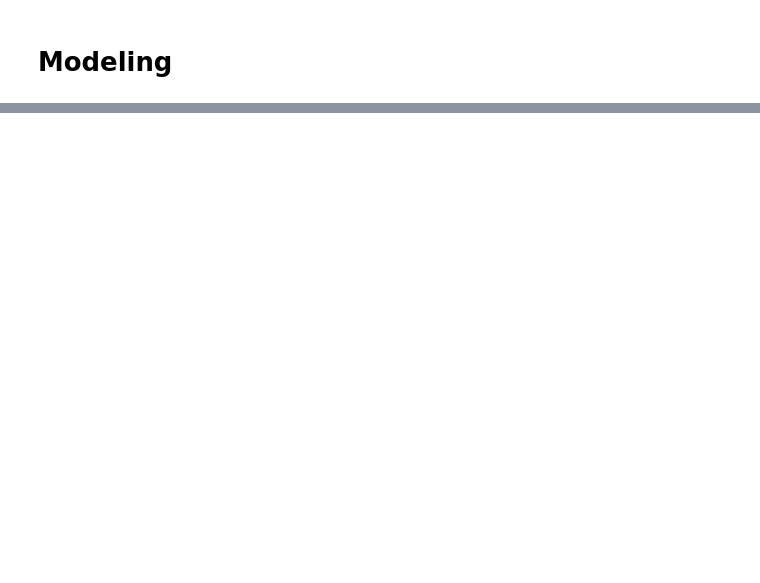
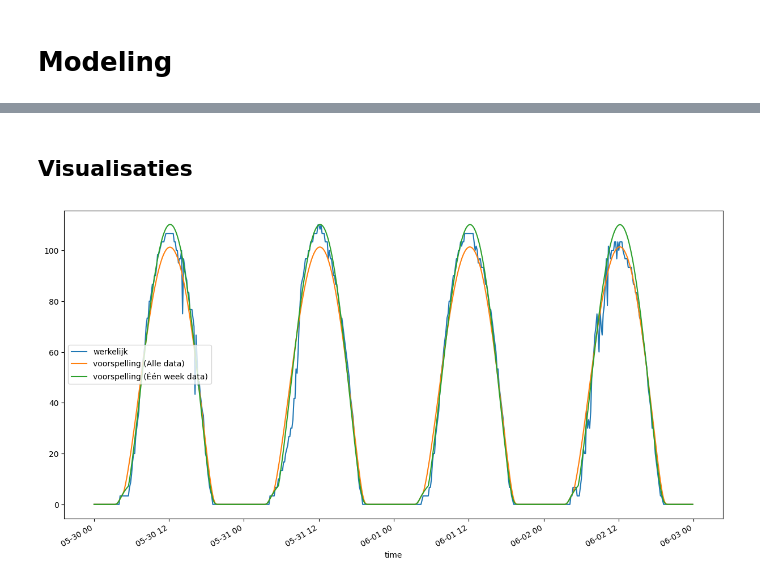
Before and after one commit to EsmeeK1/MachineLearning, a Jupyter notebook: thema's/optimalisatie/Zonnenpanelen_Esmee_Kraan.ipynb, the cells around one changed output, grey strips where cells are left out. Saved outputs shown, nothing was run; the diff lists cells and outputs as text; code cells hidden in the pictures; blank space fills up the shorter version.

```diff
--- a/thema's/optimalisatie/Zonnenpanelen_Esmee_Kraan.ipynb
+++ b/thema's/optimalisatie/Zonnenpanelen_Esmee_Kraan.ipynb
@@ -267,0 +154,28 @@ Op basis van de optimalisatie van zonnepanelenparameters voor de drie locaties k
+# %%
+# Definieer de locatie van Zwolle, NL
+lat = 52.5167
+lon = 6.0833
+
+# Eerste inschatting
+tilt = 35
+azimuth = 180
+efficientie = 0.2
+# %%
+# Filter datasets op basis van bewolking
+filtered_data_1 = combined_df[combined_df['weer'] < 1]
+filtered_data_2 = combined_df[combined_df['weer'] < 2]
+filtered_data_3 = combined_df[combined_df['weer'] < 3]
+
+# Filter data voor een specifieke week
+weekly_data_1 = filtered_data_1.loc['06-01-2021':'06-06-2021']
+weekly_data_2 = filtered_data_2.loc['06-01-2021':'06-06-2021']
+weekly_data_3 = filtered_data_3.loc['06-01-2021':'06-06-2021']
+# %%
+# Optimaliseer het model voor verschillende datasets
+optimization_result_all1 = minimize(loss, (tilt, azimuth, efficientie), args=(filtered_data_1, lat, lon), bounds=((0, 45), (90, 270), (0.05, 0.3)))
+optimization_result_all2 = minimize(loss, (tilt, azimuth, efficientie), args=(filtered_data_2, lat, lon), bounds=((0, 45), (90, 270), (0.05, 0.3)))
+optimization_result_all3 = minimize(loss, (tilt, azimuth, efficientie), args=(filtered_data_3, lat, lon), bounds=((0, 45), (90, 270), (0.05, 0.3)))
+
+optimization_result_week1 = minimize(loss, (tilt, azimuth, efficientie), args=(weekly_data_1, lat, lon), bounds=((0, 45), (90, 270), (0.05, 0.3)))
+optimization_result_week2 = minimize(loss, (tilt, azimuth, efficientie), args=(weekly_data_2, lat, lon), bounds=((0, 45), (90, 270), (0.05, 0.3)))
+optimization_result_week3 = minimize(loss, (tilt, azimuth, efficientie), args=(weekly_data_3, lat, lon), bounds=((0, 45), (90, 270), (0.05, 0.3)))
@@ -267,0 +242,18 @@ Op basis van de optimalisatie van zonnepanelenparameters voor de drie locaties k
+# %% [markdown]
+## Visualisaties
+# %%
+# Vergelijk de werkelijke productie met de voorspellingen
+datetime_index = combined_df.loc['05-30-2021':'06-02-2021']
+predictions_all = model_paneel(optimization_result_all3.x[0], optimization_result_all3.x[1], optimization_result_all3.x[2], datetime_index.index, lat, lon)
+predictions_week = model_paneel(optimization_result_week3.x[0], optimization_result_week3.x[1], optimization_result_week3.x[2], datetime_index.index, lat, lon)
+
+result_df = pd.DataFrame({
+    'werkelijk': datetime_index['production'],
+    'voorspelling (Alle data)': predictions_all['zonlicht'],
+    'voorspelling (Één week data)': predictions_week['zonlicht']
+})
+
+# Visualiseer de vergelijkingen
+temp_result = result_df.plot(figsize=(15,8))
+# %% [output]
+[figure, added]
```
Also changed, not shown: parts of 45 cells of this notebook, 1 other file.
